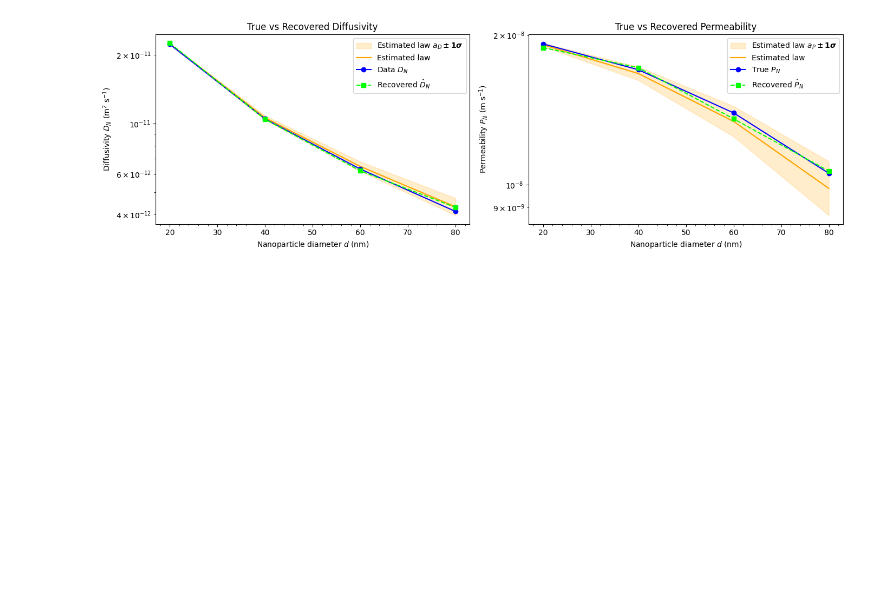
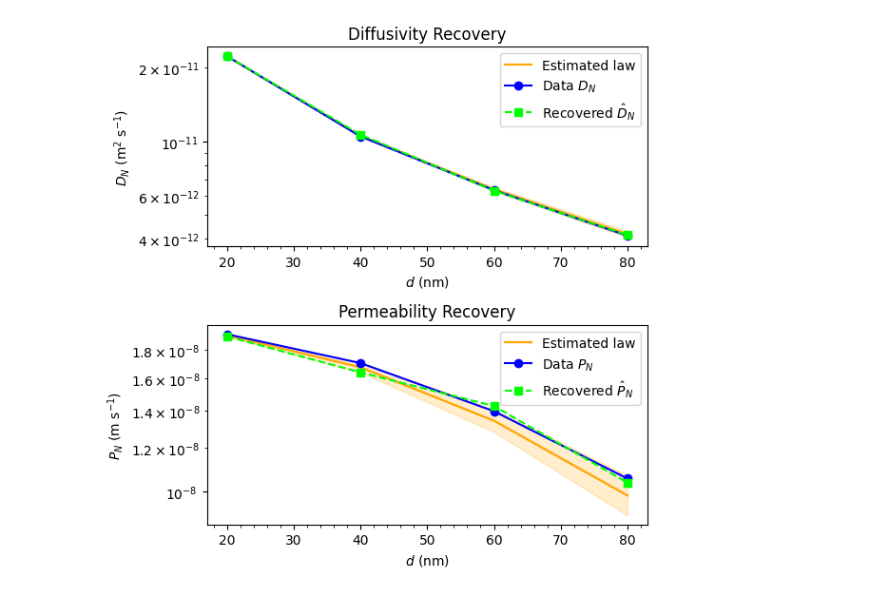
Before and after one commit to mgalexan/NPSurr, a Jupyter notebook: notebooks/law_estimation_figs.ipynb, the cells around one changed output. Saved outputs shown, nothing was run; the diff lists cells and outputs as text; code cells hidden in the pictures; blank space fills up the shorter version.

```diff
--- a/notebooks/law_estimation_figs.ipynb
+++ b/notebooks/law_estimation_figs.ipynb
@@ -72,7 +72,6 @@ def plot_diffusivity(
             D_upper,
             color="orange",
             alpha=0.2,
-            label=r"Estimated law $\boldsymbol{a_D \pm 1\sigma}$",
         )
         ax.semilogy(d_nm, D_law, color="orange", linestyle="-",
                     linewidth=1.6, label=r"Estimated law")
@@ -80,9 +79,9 @@ def plot_diffusivity(
                     label=r"Data $D_N$")
         ax.semilogy(d_nm, D_est, "s--", color="lime",
                     label=r"Recovered $\hat{D}_N$")
-        ax.set_xlabel("Nanoparticle diameter $d$ (nm)")
-        ax.set_ylabel(r"Diffusivity $D_N$ (m$^2$ s$^{-1}$)")
-        ax.set_title("Data vs Recovered Diffusivity")
+        ax.set_xlabel("$d$ (nm)")
+        ax.set_ylabel(r"$D_N$ (m$^2$ s$^{-1}$)")
+        ax.set_title("Diffusivity Recovery")
         ax.legend()
         ax.xaxis.set_minor_locator(ticker.AutoMinorLocator())
         fig.tight_layout()
@@ -115,7 +114,6 @@ def plot_permeability(
             P_upper,
             color="orange",
             alpha=0.2,
-            label=r"Estimated law $\boldsymbol{a_P \pm 1\sigma}$",
         )
         ax.semilogy(d_nm, P_law, color="orange", linestyle="-",
                     linewidth=1.6, label=r"Estimated law")
@@ -123,9 +121,9 @@ def plot_permeability(
                     label=r"Data $P_N$")
         ax.semilogy(d_nm, P_est, "s--", color="lime",
                     label=r"Recovered $\hat{P}_N$")
-        ax.set_xlabel("Nanoparticle diameter $d$ (nm)")
-        ax.set_ylabel(r"Permeability $P_N$ (m s$^{-1}$)")
-        ax.set_title("Data vs Recovered Permeability")
+        ax.set_xlabel("$d$ (nm)")
+        ax.set_ylabel(r"$P_N$ (m s$^{-1}$)")
+        ax.set_title("Permeability Recovery")
         ax.legend()
         ax.xaxis.set_minor_locator(ticker.AutoMinorLocator())
         fig.tight_layout()
@@ -138,9 +136,9 @@ for d in d_vals:
     D_vals.append(D_N_from_dim(phys))
     P_vals.append(P_N_from_dim(phys))
 # %%
-fig, axes = plt.subplots(1, 2, figsize=(14, 4.5))
+fig, axes = plt.subplots(2, 1, figsize=(6, 6))
 plot_diffusivity(d_vals, D_vals, D_est_list, law_result["a_D_mean"], law_result["a_D_std"], phys, fig=fig, ax=axes[0])
 plot_permeability(d_vals, P_vals, P_est_list, law_result["a_P_mean"], law_result["a_P_std"], phys, fig=fig, ax=axes[1])
 fig.tight_layout()
 # %% [output]
-[figure, old version]
+[figure, new version]
```
Also changed, not shown: 14 other files.
